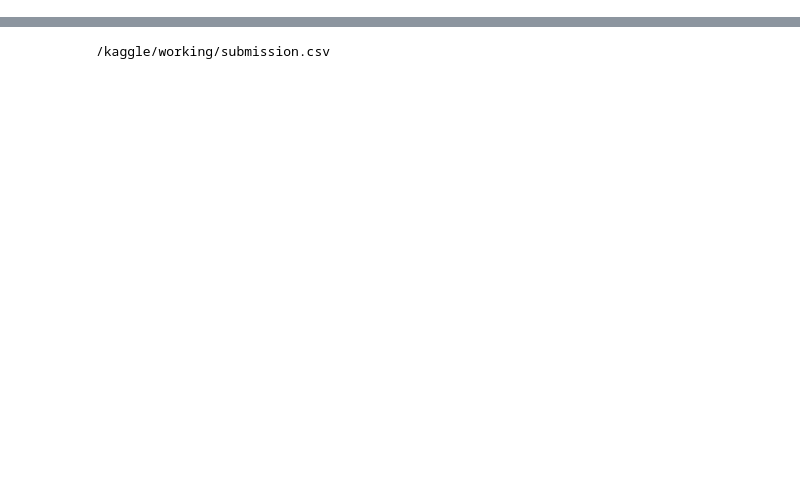
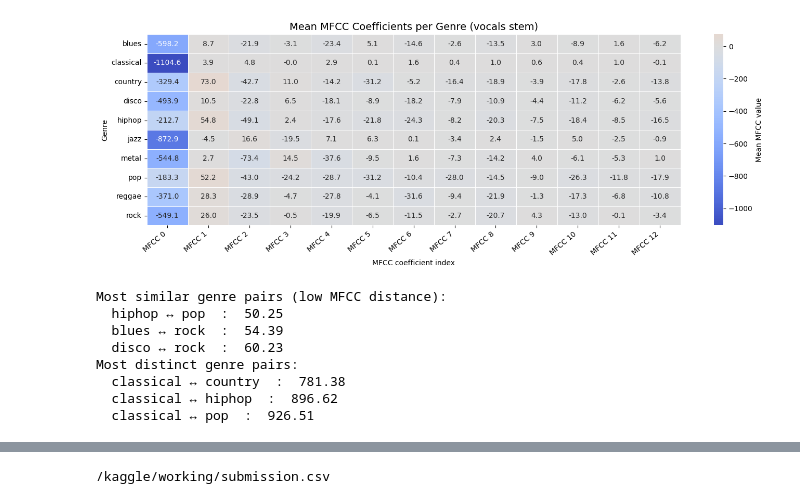
Before and after one commit to 23f2003621/tds-w2, a Jupyter notebook: notebooks/restnet_training.ipynb, the cells around one changed output, grey strips where cells are left out. Cells and saved outputs as stored; diff of their text form; code cells hidden in the pictures; blank space fills up the shorter version.

```diff
--- a/notebooks/restnet_training.ipynb
+++ b/notebooks/restnet_training.ipynb
@@ -798,0 +332,51 @@ WandB run finished!
+# %%
+mfcc_cols  = [f'mfcc_{j}' for j in range(13)]
+mfcc_means = eda_df.groupby('genre')[mfcc_cols].mean()   # shape (10, 13)
+
+fig, ax = plt.subplots(figsize=(14, 5))
+sns.heatmap(
+    mfcc_means,
+    annot   = True,
+    fmt     = '.1f',
+    cmap    = 'coolwarm',
+    center  = 0,
+    ax      = ax,
+    linewidths = 0.4,
+    cbar_kws   = {'label': 'Mean MFCC value'},
+)
+ax.set_title('Mean MFCC Coefficients per Genre (vocals stem)', fontsize=14)
+ax.set_xlabel('MFCC coefficient index')
+ax.set_ylabel('Genre')
+ax.set_xticklabels([f'MFCC {j}' for j in range(13)], rotation=40, ha='right')
+plt.tight_layout()
+plt.show()
+
+
+from scipy.spatial.distance import cdist
+dist_matrix = pd.DataFrame(
+    cdist(mfcc_means.values, mfcc_means.values, metric='euclidean'),
+    index   = mfcc_means.index,
+    columns = mfcc_means.index,
+)
+print("\nMost similar genre pairs (low MFCC distance):")
+pairs = []
+for g1 in GENRES:
+    for g2 in GENRES:
+        if g1 < g2:
+            pairs.append((g1, g2, dist_matrix.loc[g1, g2]))
+pairs.sort(key=lambda x: x[2])
+for g1, g2, d in pairs[:3]:
+    print(f"  {g1} ↔ {g2}  :  {d:.2f}")
+print("Most distinct genre pairs:")
+for g1, g2, d in pairs[-3:]:
+    print(f"  {g1} ↔ {g2}  :  {d:.2f}")
+# %% [output]
+[figure, added]
+Most similar genre pairs (low MFCC distance):
+  hiphop ↔ pop  :  50.25
+  blues ↔ rock  :  54.39
+  disco ↔ rock  :  60.23
+Most distinct genre pairs:
+  classical ↔ country  :  781.38
+  classical ↔ hiphop  :  896.62
+  classical ↔ pop  :  926.51
```
Also changed, not shown: parts of 53 cells of this notebook.
